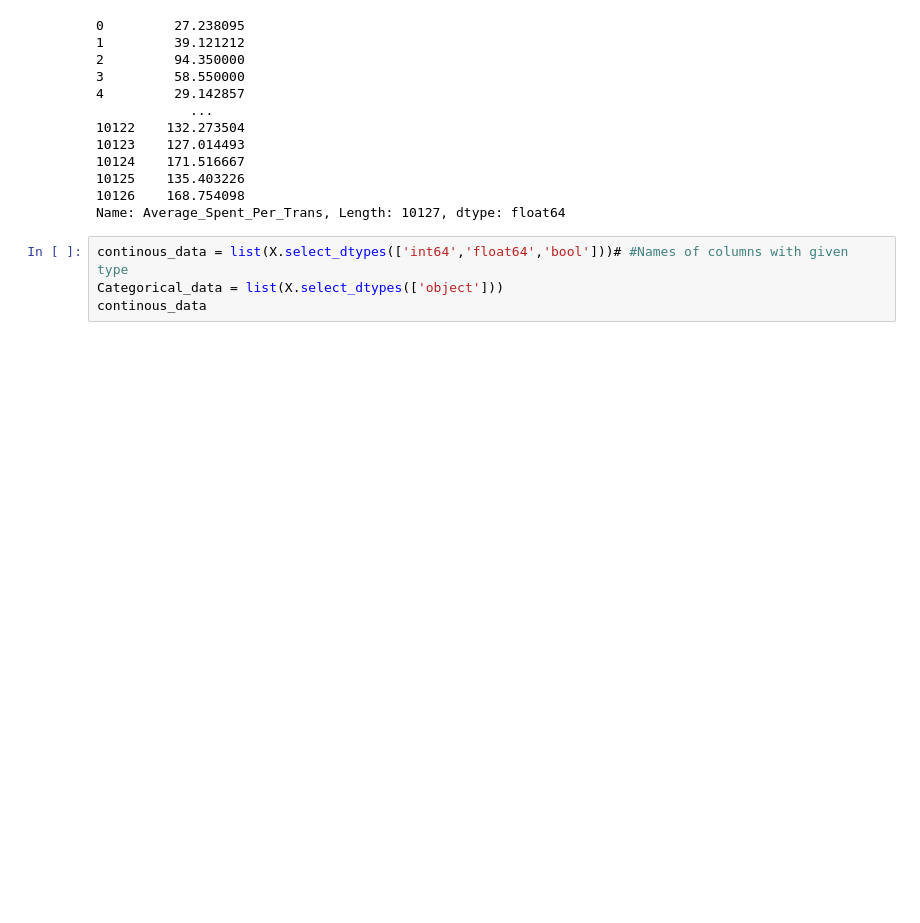
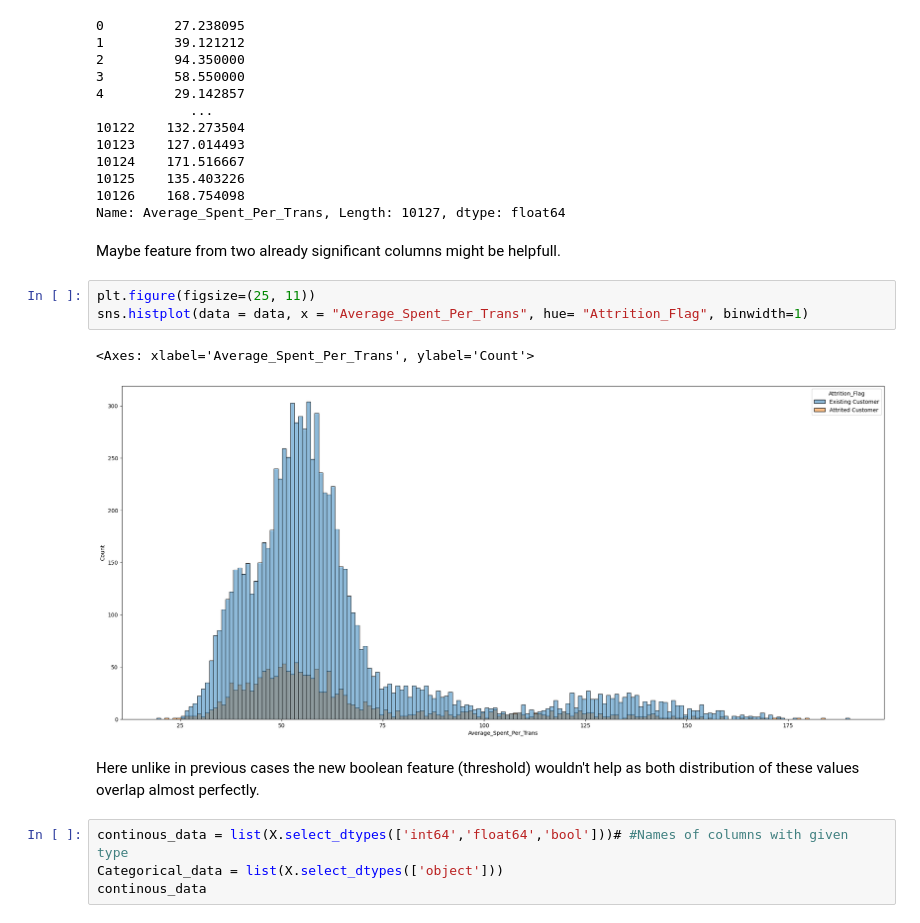
Before and after one commit to Hubert-Pierzchalski/bank_churn, a Jupyter notebook: main.IPYNB, the cells around one changed output. Drawn from its saved outputs; the diff is of its cells as text; blank space fills up the shorter version.

```diff
--- a/main.IPYNB
+++ b/main.IPYNB
@@ -360,6 +328,16 @@ X["Average_Spent_Per_Trans"]
 10125    135.403226
 10126    168.754098
 Name: Average_Spent_Per_Trans, Length: 10127, dtype: float64
+# %% [markdown]
+Maybe feature from two already significant columns might be helpfull.
+# %%
+plt.figure(figsize=(25, 11))
+sns.histplot(data = data, x = "Average_Spent_Per_Trans", hue= "Attrition_Flag", binwidth=1)
+# %% [output]
+<Axes: xlabel='Average_Spent_Per_Trans', ylabel='Count'>
+[figure, added]
+# %% [markdown]
+Here unlike in previous cases the new boolean feature (threshold) wouldn't help as both distribution of these values overlap almost perfectly.
 # %%
 continous_data = list(X.select_dtypes(['int64','float64','bool']))# #Names of columns with given type
 Categorical_data = list(X.select_dtypes(['object']))
```
Also changed, not shown: parts of 26 cells of this notebook.
